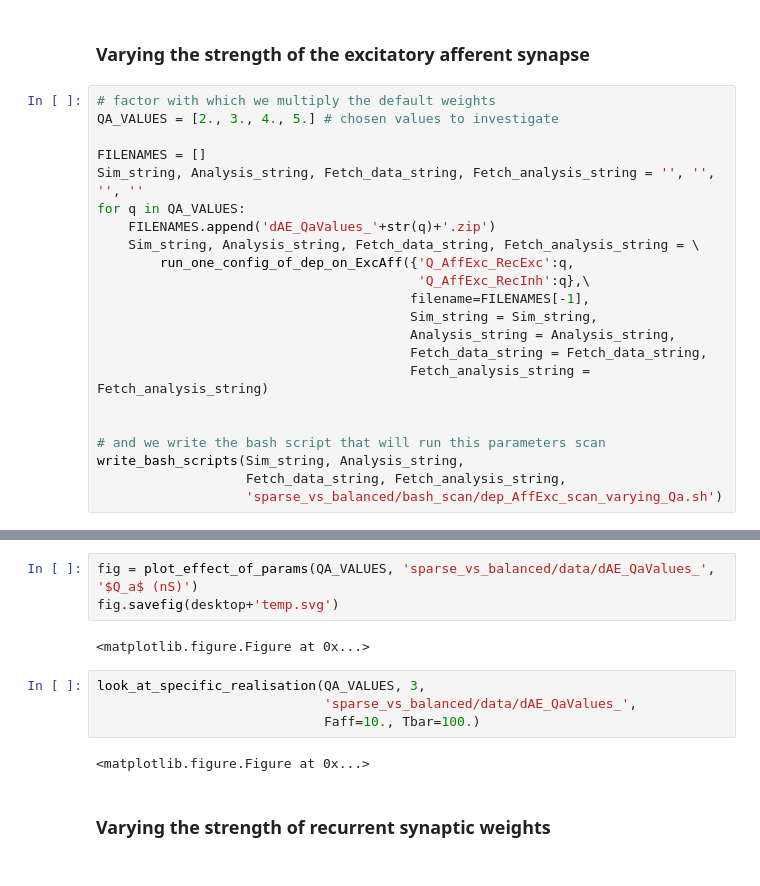
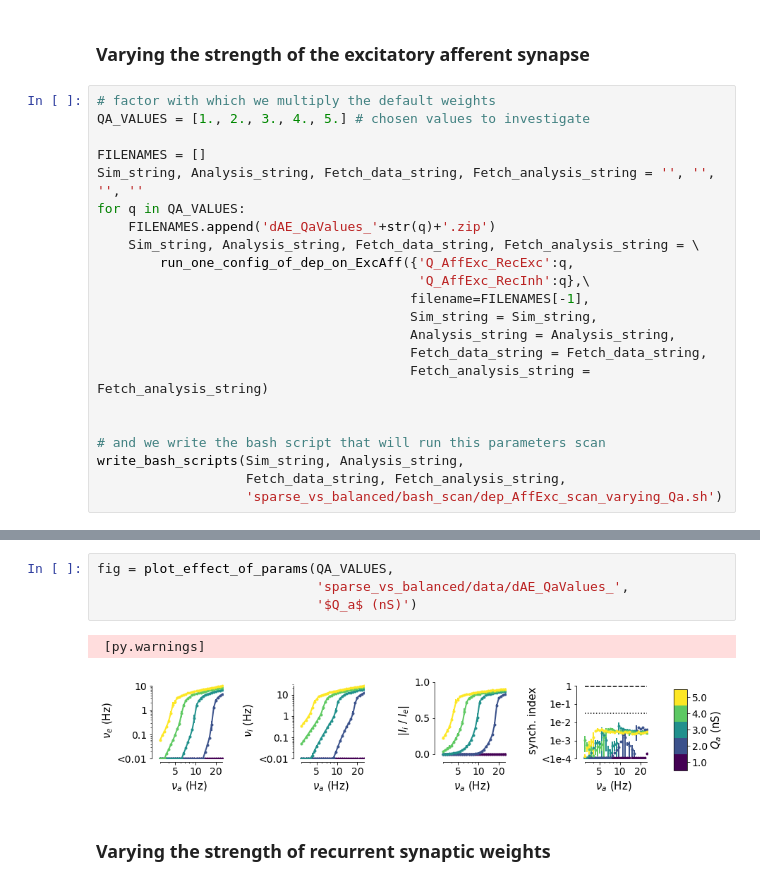
Before and after one commit to yzerlaut/notebook_papers, a Jupyter notebook: The_Spectrum_of_Asynch_Dynamics_2018.ipynb, the cells around one changed output, grey strips where cells are left out. Cells and saved outputs as stored; diff of their text form.

```diff
--- a/The_Spectrum_of_Asynch_Dynamics_2018.ipynb
+++ b/The_Spectrum_of_Asynch_Dynamics_2018.ipynb
@@ -703,7 +491,7 @@ def look_at_specific_realisation(PARAMS, N, base_filename,
 ### Varying the strength of the excitatory afferent synapse
 # %%
 # factor with which we multiply the default weights
-QA_VALUES = [2., 3., 4., 5.] # chosen values to investigate
+QA_VALUES = [1., 2., 3., 4., 5.] # chosen values to investigate
 
 FILENAMES = []
 Sim_string, Analysis_string, Fetch_data_string, Fetch_analysis_string = '', '', '', ''
@@ -733,14 +532,10 @@ sget sparse_vs_balanced/data/dAE_QaValues_5.0_analyzed.npy
 # %%
-fig = plot_effect_of_params(QA_VALUES, 'sparse_vs_balanced/data/dAE_QaValues_', '$Q_a$ (nS)')
-fig.savefig(desktop+'temp.svg')
+fig = plot_effect_of_params(QA_VALUES,
+                            'sparse_vs_balanced/data/dAE_QaValues_',
+                            '$Q_a$ (nS)')
 # %% [output]
-<matplotlib.figure.Figure at 0x...>
+ [py.warnings]
+[figure, added]
-# %%
-look_at_specific_realisation(QA_VALUES, 3,
-                             'sparse_vs_balanced/data/dAE_QaValues_',
-                             Faff=10., Tbar=100.)
-# %% [output]
-<matplotlib.figure.Figure at 0x...>
 # %% [markdown]
 ### Varying the strength of recurrent synaptic weights
 # %%
```
Also changed, not shown: parts of 91 cells of this notebook, 1 other file.
